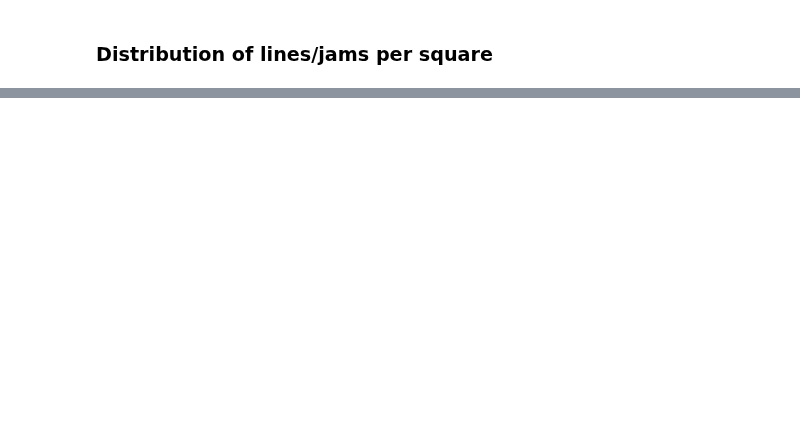
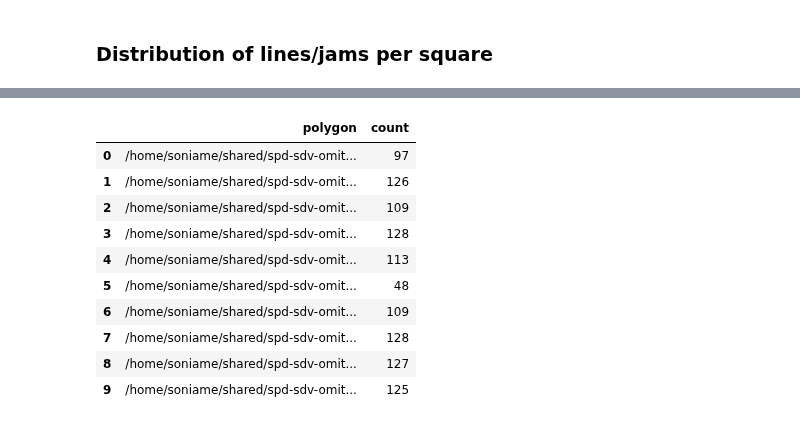
Before and after one commit to EL-BID/IDB-IDB-Invest-Coronavirus-Impact-Dashboard, a Jupyter notebook: notebooks/katana_bounds.ipynb, the cells around one changed output, grey strips where cells are left out. Drawn from its saved outputs; the diff is of its cells as text; code cells hidden in the pictures; blank space fills up the shorter version.

```diff
--- a/notebooks/katana_bounds.ipynb
+++ b/notebooks/katana_bounds.ipynb
@@ -423,13 +439,14 @@ ctx.add_basemap(ax)
 # %%
-df = tab
-m = folium.Map(location=[-24.1792320824178, -60.97559398552432], zoom_start=2, tiles='CartoDB positron')
-for _, r in df.iterrows():
-    # Without simplifying the representation of each borough,
-    # the map might not be displayed
-    sim_geo = gpd.GeoSeries(r['geometry']).simplify(tolerance=0.001)
-    geo_j = sim_geo.to_json()
-    geo_j = folium.GeoJson(data=geo_j,
-                           style_function=lambda x: {'fillColor': 'orange'})
-    folium.Popup(r['lines']).add_to(geo_j)
-    geo_j.add_to(m)
+# FOLIUM CODE
+#df = tab
+#m = folium.Map(location=[-24.1792320824178, -60.97559398552432], zoom_start=2, tiles='CartoDB positron')
+#for _, r in df.iterrows():
+#    # Without simplifying the representation of each borough,
+#    # the map might not be displayed
+#    sim_geo = gpd.GeoSeries(r['geometry']).simplify(tolerance=0.001)
+#    geo_j = sim_geo.to_json()
+#    geo_j = folium.GeoJson(data=geo_j,
+#                           style_function=lambda x: {'fillColor': 'orange'})
+#    folium.Popup(r['lines']).add_to(geo_j)
+#    geo_j.add_to(m)
 #m
@@ -435,0 +547,17 @@ for _, r in df.iterrows():
+# %%
+(df_squares
+ >> group_by('polygon')
+ >> summarize(count = _.geometry.count())
+)
+# %% [output]
+|  | polygon | count |
+| 0 | /home/soniame/shared/spd-sdv-omit... | 97 |
+| 1 | /home/soniame/shared/spd-sdv-omit... | 126 |
+| 2 | /home/soniame/shared/spd-sdv-omit... | 109 |
+| 3 | /home/soniame/shared/spd-sdv-omit... | 128 |
+| 4 | /home/soniame/shared/spd-sdv-omit... | 113 |
+| 5 | /home/soniame/shared/spd-sdv-omit... | 48 |
+| 6 | /home/soniame/shared/spd-sdv-omit... | 109 |
+| 7 | /home/soniame/shared/spd-sdv-omit... | 128 |
+| 8 | /home/soniame/shared/spd-sdv-omit... | 127 |
+| 9 | /home/soniame/shared/spd-sdv-omit... | 125 |
```
Also changed, not shown: parts of 23 cells of this notebook, 5 other files.
